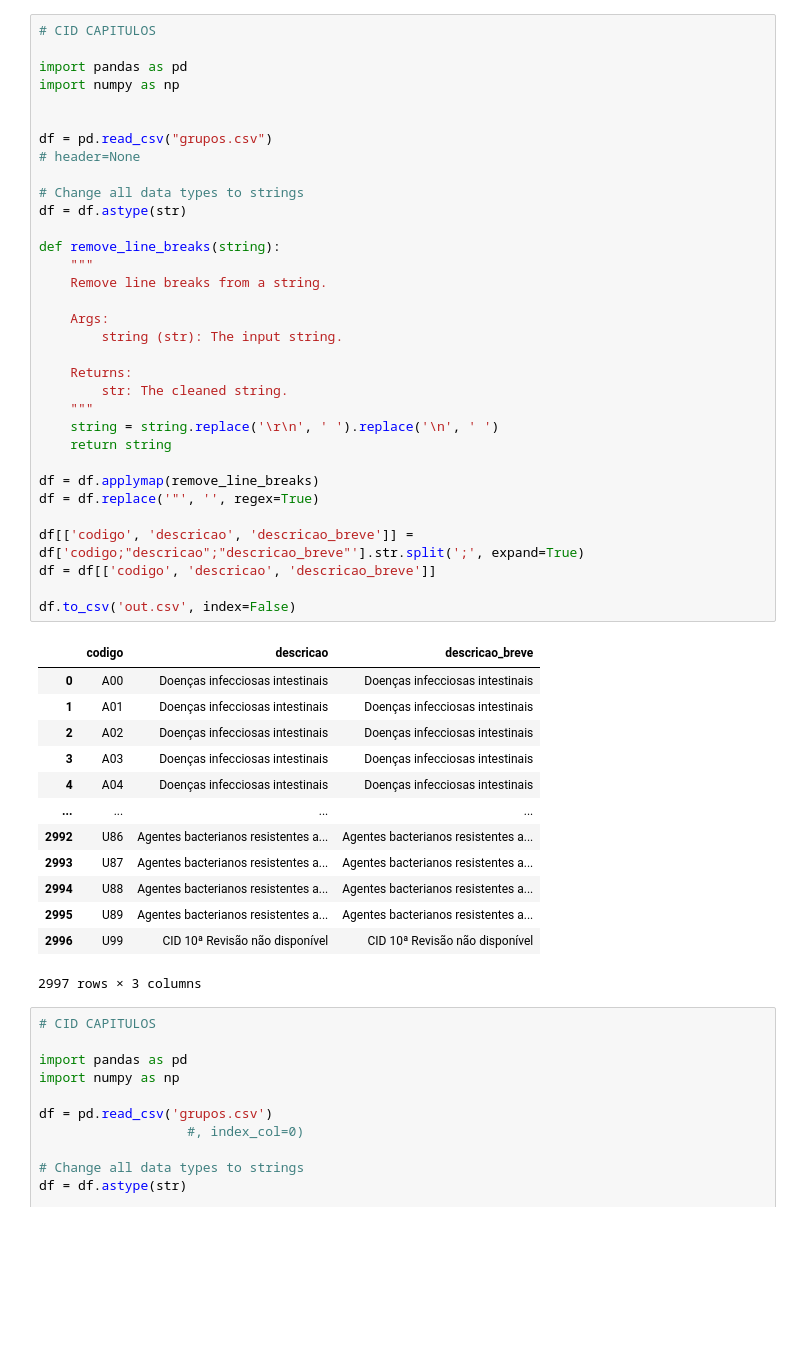
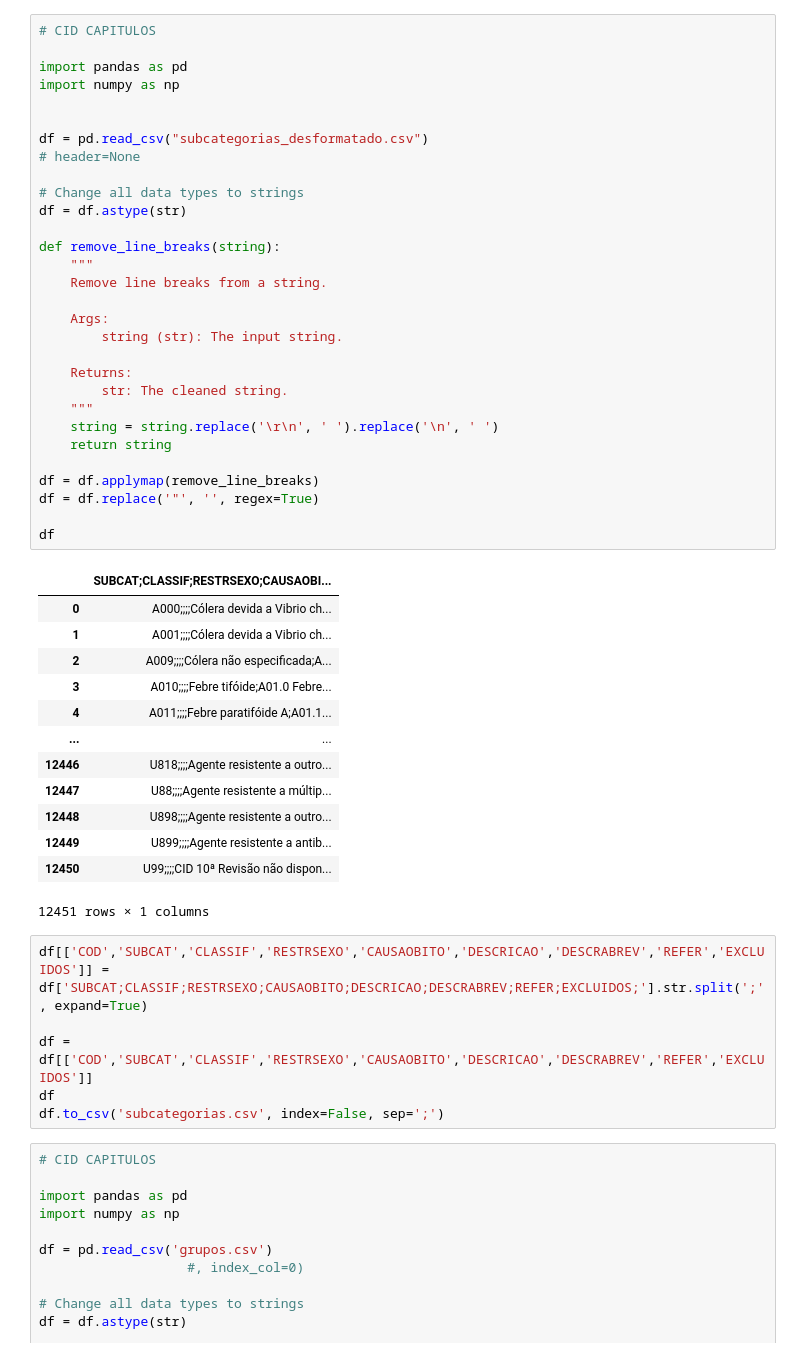
Before and after one commit to zng489/Delta_DataDricks_ADF_Redis_PowerAutomate, a Jupyter notebook: desformatação_excel_csv/formating_file.ipynb, the cells around one changed output. Drawn from its saved outputs; the diff is of its cells as text; blank space fills up the shorter version.

```diff
--- a/desformatação_excel_csv/formating_file.ipynb
+++ b/desformatação_excel_csv/formating_file.ipynb
@@ -1,50 +16,53 @@
 # %%
 # CID CAPITULOS
 
 import pandas as pd
 import numpy as np
 
 
-df = pd.read_csv("grupos.csv")
+df = pd.read_csv("subcategorias_desformatado.csv")
 # header=None
 
 # Change all data types to strings
 df = df.astype(str)
 
 def remove_line_breaks(string):
     """
     Remove line breaks from a string.
 
     Args:
         string (str): The input string.
 
     Returns:
         str: The cleaned string.
     """
     string = string.replace('\r\n', ' ').replace('\n', ' ')
     return string
 
 df = df.applymap(remove_line_breaks)
 df = df.replace('"', '', regex=True)
 
-df[['codigo', 'descricao', 'descricao_breve']] = df['codigo;"descricao";"descricao_breve"'].str.split(';', expand=True)
-df = df[['codigo', 'descricao', 'descricao_breve']]
-
-df.to_csv('out.csv', index=False)
+df
 # %% [output]
-|  | codigo | descricao | descricao_breve |
-| 0 | A00 | Doenças infecciosas intestinais | Doenças infecciosas intestinais |
-| 1 | A01 | Doenças infecciosas intestinais | Doenças infecciosas intestinais |
-| 2 | A02 | Doenças infecciosas intestinais | Doenças infecciosas intestinais |
-| 3 | A03 | Doenças infecciosas intestinais | Doenças infecciosas intestinais |
-| 4 | A04 | Doenças infecciosas intestinais | Doenças infecciosas intestinais |
-| ... | ... | ... | ... |
-| 2992 | U86 | Agentes bacterianos resistentes a... | Agentes bacterianos resistentes a... |
-| 2993 | U87 | Agentes bacterianos resistentes a... | Agentes bacterianos resistentes a... |
-| 2994 | U88 | Agentes bacterianos resistentes a... | Agentes bacterianos resistentes a... |
-| 2995 | U89 | Agentes bacterianos resistentes a... | Agentes bacterianos resistentes a... |
-| 2996 | U99 | CID 10ª Revisão não disponível | CID 10ª Revisão não disponível |
+|  | SUBCAT;CLASSIF;RESTRSEXO;CAUSAOBI... |
+| 0 | A000;;;;Cólera devida a Vibrio ch... |
+| 1 | A001;;;;Cólera devida a Vibrio ch... |
+| 2 | A009;;;;Cólera não especificada;A... |
+| 3 | A010;;;;Febre tifóide;A01.0 Febre... |
+| 4 | A011;;;;Febre paratifóide A;A01.1... |
+| ... | ... |
+| 12446 | U818;;;;Agente resistente a outro... |
+| 12447 | U88;;;;Agente resistente a múltip... |
+| 12448 | U898;;;;Agente resistente a outro... |
+| 12449 | U899;;;;Agente resistente a antib... |
+| 12450 | U99;;;;CID 10ª Revisão não dispon... |
-2997 rows × 3 columns
+12451 rows × 1 columns
+# %%
+df[['COD','SUBCAT','CLASSIF','RESTRSEXO','CAUSAOBITO','DESCRICAO','DESCRABREV','REFER','EXCLUIDOS']] = df['SUBCAT;CLASSIF;RESTRSEXO;CAUSAOBITO;DESCRICAO;DESCRABREV;REFER;EXCLUIDOS;'].str.split(';', expand=True)
+
+df = df[['COD','SUBCAT','CLASSIF','RESTRSEXO','CAUSAOBITO','DESCRICAO','DESCRABREV','REFER','EXCLUIDOS']]
+df
+df.to_csv('subcategorias.csv', index=False, sep=';')
 # %%
 # CID CAPITULOS
 
```
Also changed, not shown: parts of 1 cell of this notebook, 4 other files.
